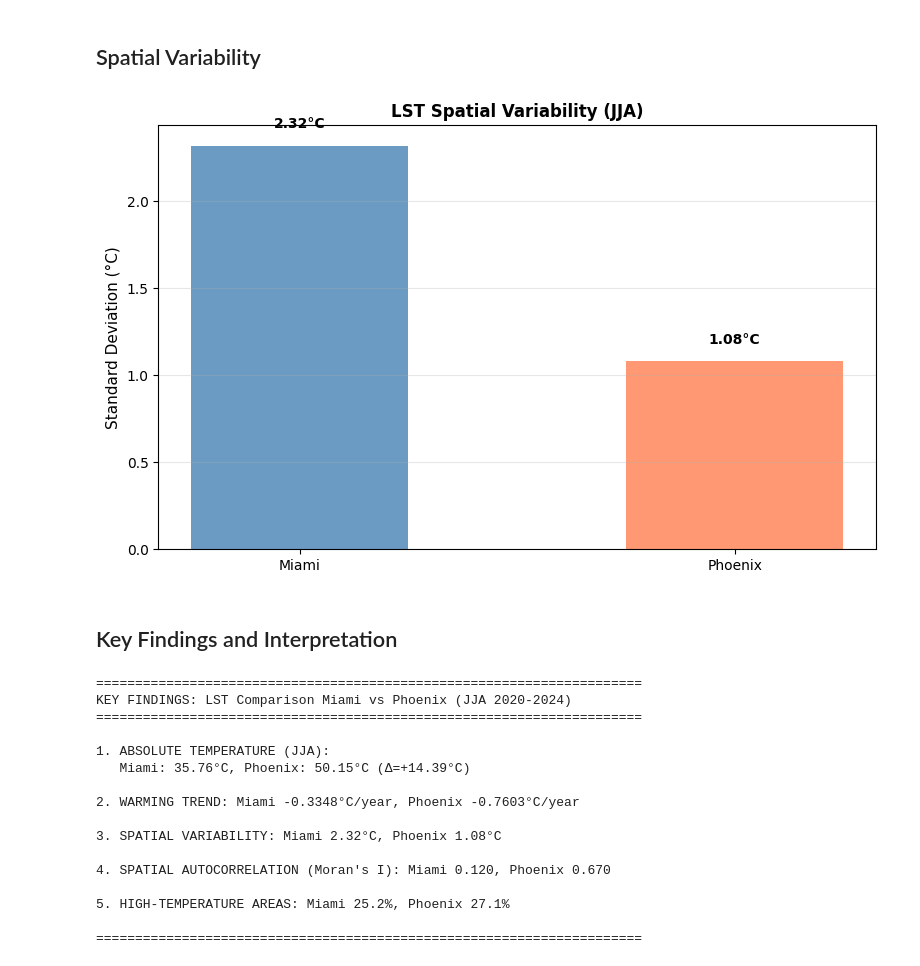
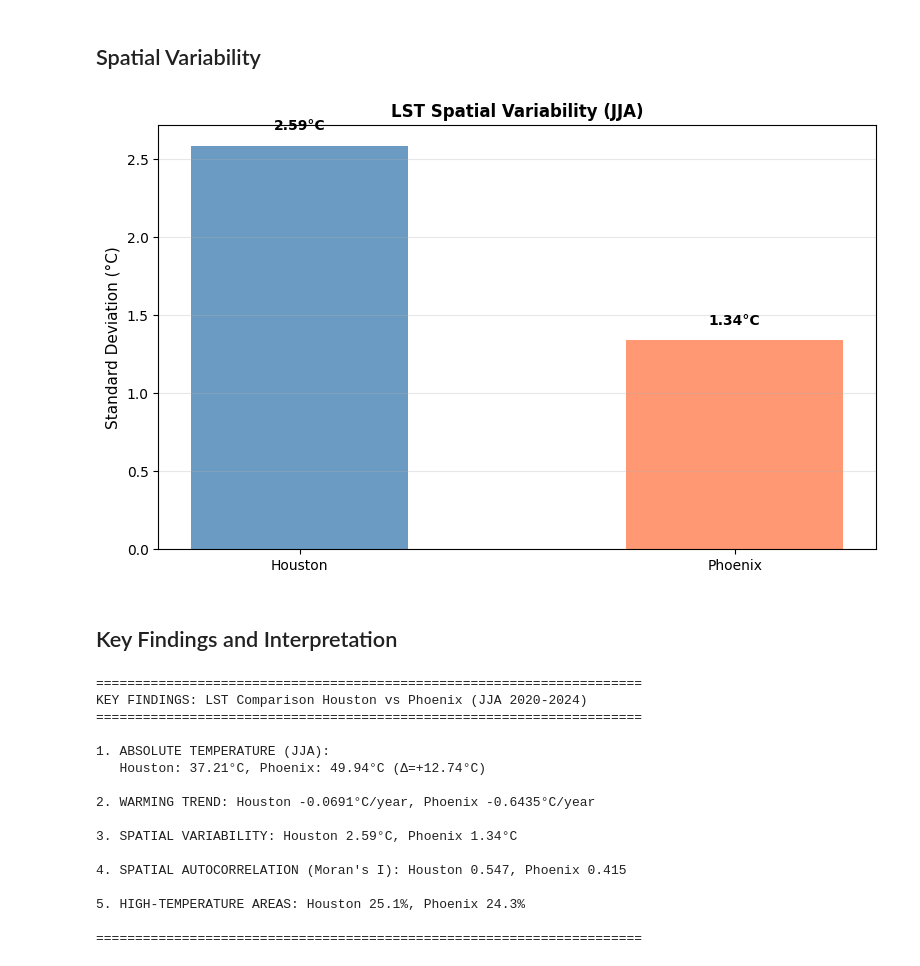
Before and after one commit to cchen744/lst-htindex-compare, a Jupyter notebook: lst-analysis/LST_analysis_JJA.ipynb, the cells around one changed output. Cells and saved outputs as stored; diff of their text form; code cells hidden in the pictures.

```diff
--- a/lst-analysis/LST_analysis_JJA.ipynb
+++ b/lst-analysis/LST_analysis_JJA.ipynb
@@ -92,7 +145,7 @@ Step 1: Fetching MODIS JJA LST data...
 # %%
-miami_stats['city'] = 'Miami'
+houston_stats['city'] = 'Houston'
 phoenix_stats['city'] = 'Phoenix'
-combined = pd.concat([miami_stats, phoenix_stats], ignore_index=True)
+combined = pd.concat([houston_stats, phoenix_stats], ignore_index=True)
 print(combined)
 # %% [output]
    year season  mean_temp_c  median_temp_c  std_temp_c  min_temp_c  \
@@ -127,7 +180,7 @@ def compute_morans_i(image, region, city_name, num_samples=150):
 
     points = [ee.Geometry.Point([lon, lat]) for lon in lons_grid for lat in lats_grid]
     sampled = image.sample(region=ee.FeatureCollection(points), scale=1000)
-    values = sampled.aggregate_array(config_miami.lst_band).getInfo()
+    values = sampled.aggregate_array(config_houston.lst_band).getInfo()
 
     temps_c = np.array([v * 0.02 - 273.15 for v in values if v])
     coords = np.array([[lons_grid[i % grid_size], lats_grid[i // grid_size]]
@@ -138,12 +191,12 @@ def compute_morans_i(image, region, city_name, num_samples=150):
     return {'city': city_name, 'morans_i': mi.I, 'p_value': mi.p_norm}
 
 print("Computing Moran's I...")
-miami_jja_mean = ee.ImageCollection(list(miami_results['jja_data_gee'].values())).mean()
+houston_jja_mean = ee.ImageCollection(list(houston_results['jja_data_gee'].values())).mean()
 phoenix_jja_mean = ee.ImageCollection(list(phoenix_results['jja_data_gee'].values())).mean()
 
-miami_mi = compute_morans_i(miami_jja_mean, config_miami.create_geom(), 'Miami')
+houston_mi = compute_morans_i(houston_jja_mean, config_houston.create_geom(), 'Houston')
 phoenix_mi = compute_morans_i(phoenix_jja_mean, config_phoenix.create_geom(), 'Phoenix')
-morans_df = pd.DataFrame([miami_mi, phoenix_mi])
+morans_df = pd.DataFrame([houston_mi, phoenix_mi])
 print(morans_df)
 # %% [output]
 Computing Moran's I...
@@ -163,7 +216,7 @@ def get_hotspot_pct(image, region):
     hotspots = list(hotspot_pixels.values())[0]
     return (hotspots / count * 100) if count > 0 else 0
 
-miami_hotspot = get_hotspot_pct(miami_jja_mean, config_miami.create_geom())
+houston_hotspot = get_hotspot_pct(houston_jja_mean, config_houston.create_geom())
 phoenix_hotspot = get_hotspot_pct(phoenix_jja_mean, config_phoenix.create_geom())
-print(f"Miami: {miami_hotspot:.2f}%, Phoenix: {phoenix_hotspot:.2f}%")
+print(f"Houston: {houston_hotspot:.2f}%, Phoenix: {phoenix_hotspot:.2f}%")
 # %% [output]
@@ -194,8 +252,8 @@ Map saved to ./outputs/Miami_hotspot_map.html
 Map saved to ./outputs/Phoenix_hotspot_map.html
 # %%
 fig, ax = plt.subplots(figsize=(8, 5))
-cities = ['Miami', 'Phoenix']
-hotspots = [miami_hotspot, phoenix_hotspot]
+cities = ['Houston', 'Phoenix']
+hotspots = [houston_hotspot, phoenix_hotspot]
 bars = ax.bar(cities, hotspots, color=['#1f77b4', '#ff7f0e'], alpha=0.8, width=0.5)
 ax.set_ylabel('Hotspot Area (%)', fontsize=11)
 ax.set_title('JJA High-Temperature Area (>75th percentile)', fontweight='bold', fontsize=12)
@@ -210,58 +268,58 @@ plt.show()
 # %% [markdown]
 ## Spatial Variability
 # %%
-miami_std = miami_stats['std_temp_c'].values[0]
+houston_std = houston_stats['std_temp_c'].values[0]
 phoenix_std = phoenix_stats['std_temp_c'].values[0]
 fig, ax = plt.subplots(figsize=(8, 5))
-cities = ['Miami', 'Phoenix']
-stds = [miami_std, phoenix_std]
+cities = ['Houston', 'Phoenix']
+stds = [houston_std, phoenix_std]
 bars = ax.bar(cities, stds, color=['steelblue', 'coral'], alpha=0.8, width=0.5)
 ax.set_ylabel('Standard Deviation (°C)', fontsize=11)
 ax.set_title('LST Spatial Variability (JJA)', fontweight='bold', fontsize=12)
 ax.grid(True, alpha=0.3, axis='y')
 for bar, v in zip(bars, stds):
     ax.text(bar.get_x() + bar.get_width()/2, v + 0.1, f'{v:.2f}°C', ha='center', fontweight='bold')
 plt.tight_layout()
 plt.savefig('./outputs/temperature_variability.png', dpi=150, bbox_inches='tight')
 plt.show()
 # %% [output]
-[figure, old version]
+[figure, new version]
 # %% [markdown]
 ## Key Findings and Interpretation
 # %%
-miami_mean = miami_stats['mean_temp_c'].mean()
+houston_mean = houston_stats['mean_temp_c'].mean()
 phoenix_mean = phoenix_stats['mean_temp_c'].mean()
-temp_diff = phoenix_mean - miami_mean
-miami_yearly = miami_stats.groupby('year')['mean_temp_c'].mean()
+temp_diff = phoenix_mean - houston_mean
+houston_yearly = houston_stats.groupby('year')['mean_temp_c'].mean()
 phoenix_yearly = phoenix_stats.groupby('year')['mean_temp_c'].mean()
-miami_trend = np.polyfit(miami_yearly.index, miami_yearly.values, 1)[0]
+houston_trend = np.polyfit(houston_yearly.index, houston_yearly.values, 1)[0]
 phoenix_trend = np.polyfit(phoenix_yearly.index, phoenix_yearly.values, 1)[0]
 
 print("\n" + "="*70)
-print("KEY FINDINGS: LST Comparison Miami vs Phoenix (JJA 2020-2024)")
+print("KEY FINDINGS: LST Comparison Houston vs Phoenix (JJA 2020-2024)")
 print("="*70)
 print(f"\n1. ABSOLUTE TEMPERATURE (JJA):")
-print(f"   Miami: {miami_mean:.2f}°C, Phoenix: {phoenix_mean:.2f}°C (Δ={temp_diff:+.2f}°C)")
-print(f"\n2. WARMING TREND: Miami {miami_trend:+.4f}°C/year, Phoenix {phoenix_trend:+.4f}°C/year")
-print(f"\n3. SPATIAL VARIABILITY: Miami {miami_std:.2f}°C, Phoenix {phoenix_std:.2f}°C")
-print(f"\n4. SPATIAL AUTOCORRELATION (Moran's I): Miami {morans_df.loc[0, 'morans_i']:.3f}, Phoenix {morans_df.loc[1, 'morans_i']:.3f}")
-print(f"\n5. HIGH-TEMPERATURE AREAS: Miami {miami_hotspot:.1f}%, Phoenix {phoenix_hotspot:.1f}%")
+print(f"   Houston: {houston_mean:.2f}°C, Phoenix: {phoenix_mean:.2f}°C (Δ={temp_diff:+.2f}°C)")
+print(f"\n2. WARMING TREND: Houston {houston_trend:+.4f}°C/year, Phoenix {phoenix_trend:+.4f}°C/year")
+print(f"\n3. SPATIAL VARIABILITY: Houston {houston_std:.2f}°C, Phoenix {phoenix_std:.2f}°C")
+print(f"\n4. SPATIAL AUTOCORRELATION (Moran's I): Houston {morans_df.loc[0, 'morans_i']:.3f}, Phoenix {morans_df.loc[1, 'morans_i']:.3f}")
+print(f"\n5. HIGH-TEMPERATURE AREAS: Houston {houston_hotspot:.1f}%, Phoenix {phoenix_hotspot:.1f}%")
 print("\n" + "="*70)
 # %% [output]
 ======================================================================
-KEY FINDINGS: LST Comparison Miami vs Phoenix (JJA 2020-2024)
+KEY FINDINGS: LST Comparison Houston vs Phoenix (JJA 2020-2024)
 ======================================================================
 
 1. ABSOLUTE TEMPERATURE (JJA):
-   Miami: 35.76°C, Phoenix: 50.15°C (Δ=+14.39°C)
+   Houston: 37.21°C, Phoenix: 49.94°C (Δ=+12.74°C)
 
-2. WARMING TREND: Miami -0.3348°C/year, Phoenix -0.7603°C/year
+2. WARMING TREND: Houston -0.0691°C/year, Phoenix -0.6435°C/year
 
-3. SPATIAL VARIABILITY: Miami 2.32°C, Phoenix 1.08°C
+3. SPATIAL VARIABILITY: Houston 2.59°C, Phoenix 1.34°C
 
-4. SPATIAL AUTOCORRELATION (Moran's I): Miami 0.120, Phoenix 0.670
+4. SPATIAL AUTOCORRELATION (Moran's I): Houston 0.547, Phoenix 0.415
 
-5. HIGH-TEMPERATURE AREAS: Miami 25.2%, Phoenix 27.1%
+5. HIGH-TEMPERATURE AREAS: Houston 25.1%, Phoenix 24.3%
 
 ======================================================================
 # %%
```
Also changed, not shown: parts of 16 cells of this notebook.
